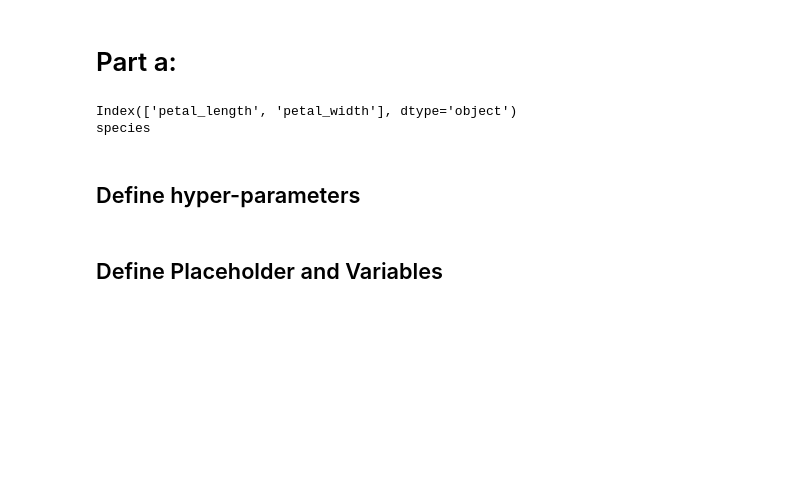
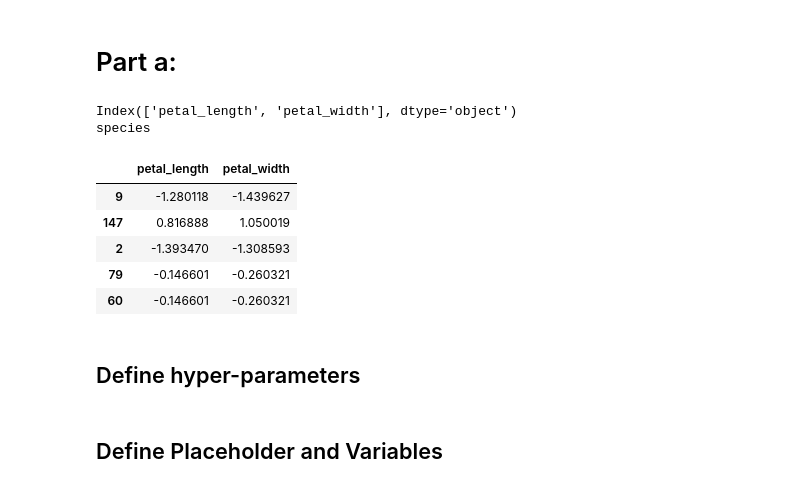
Before and after one commit to dcashon/spr2019_ee596, a Jupyter notebook: hw1/HW1_Iris.ipynb, the cells around one changed output. Cells and saved outputs as stored; diff of their text form; code cells hidden in the pictures; blank space fills up the shorter version.

```diff
--- a/hw1/HW1_Iris.ipynb
+++ b/hw1/HW1_Iris.ipynb
@@ -78,6 +80,15 @@ x_train_1, x_test_1, y_train_1, y_test_1 = train_test_split(x_1,y_1,test_size=0.
 # %% [output]
 Index(['petal_length', 'petal_width'], dtype='object')
 species
+# %%
+x_train_1.head()
+# %% [output]
+|  | petal_length | petal_width |
+| 9 | -1.280118 | -1.439627 |
+| 147 | 0.816888 | 1.050019 |
+| 2 | -1.393470 | -1.308593 |
+| 79 | -0.146601 | -0.260321 |
+| 60 | -0.146601 | -0.260321 |
 # %% [markdown]
 <h2>Define hyper-parameters</h2>
 # %%
```
Also changed, not shown: parts of 27 cells of this notebook, 5 other files.
